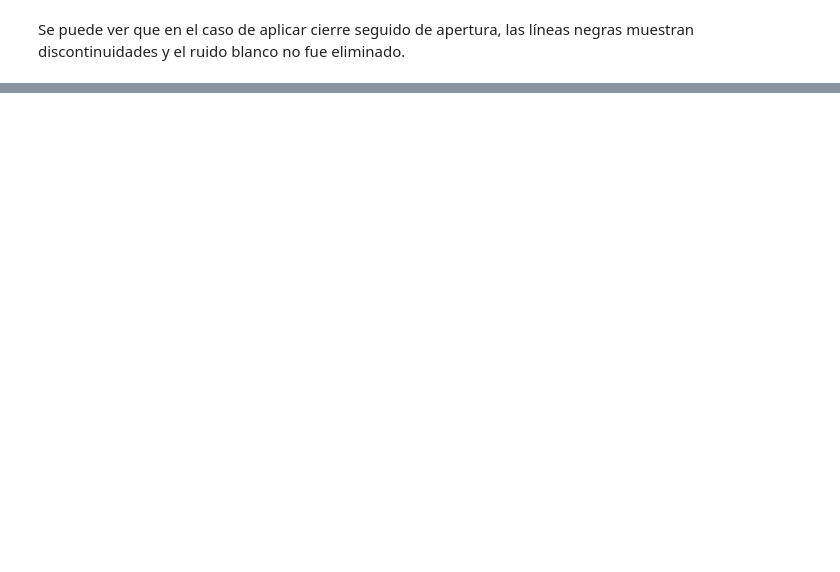
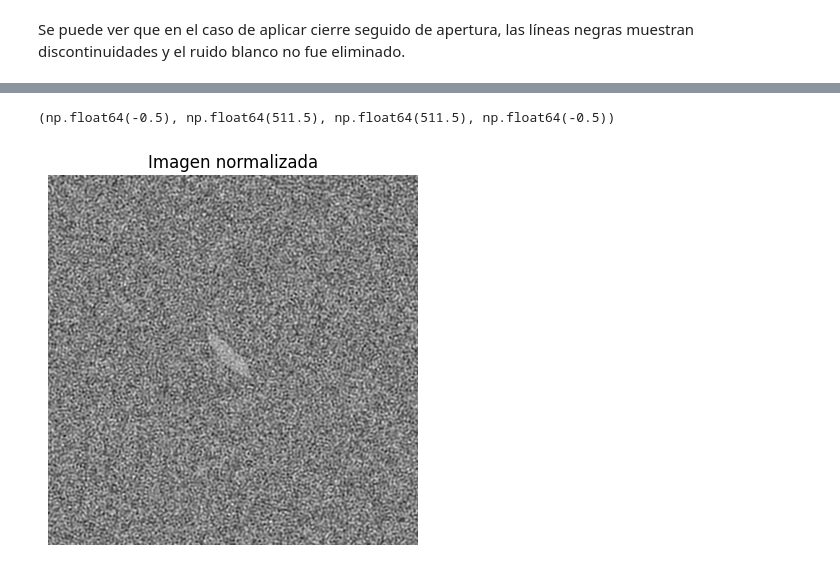
Before and after one commit to ArielaMishaanCohen/LAB2, a Jupyter notebook: LAB2.ipynb, the cells around one changed output, grey strips where cells are left out. Saved outputs shown, nothing was run; the diff lists cells and outputs as text; code cells hidden in the pictures; blank space fills up the shorter version.

```diff
--- a/LAB2.ipynb
+++ b/LAB2.ipynb
@@ -256,0 +295,14 @@ Se puede ver que en el caso de aplicar cierre seguido de apertura, las líneas n
+# %%
+#Normalización
+img_norm = cv2.normalize(
+    img_suavizada, None,
+    alpha=0, beta=255,
+    norm_type=cv2.NORM_MINMAX
+).astype(np.uint8)
+
+plt.imshow(img_norm, cmap='gray')
+plt.title("Imagen normalizada")
+plt.axis("off")
+# %% [output]
+(np.float64(-0.5), np.float64(511.5), np.float64(511.5), np.float64(-0.5))
+[figure, added]
```
Also changed, not shown: parts of 19 cells of this notebook.
